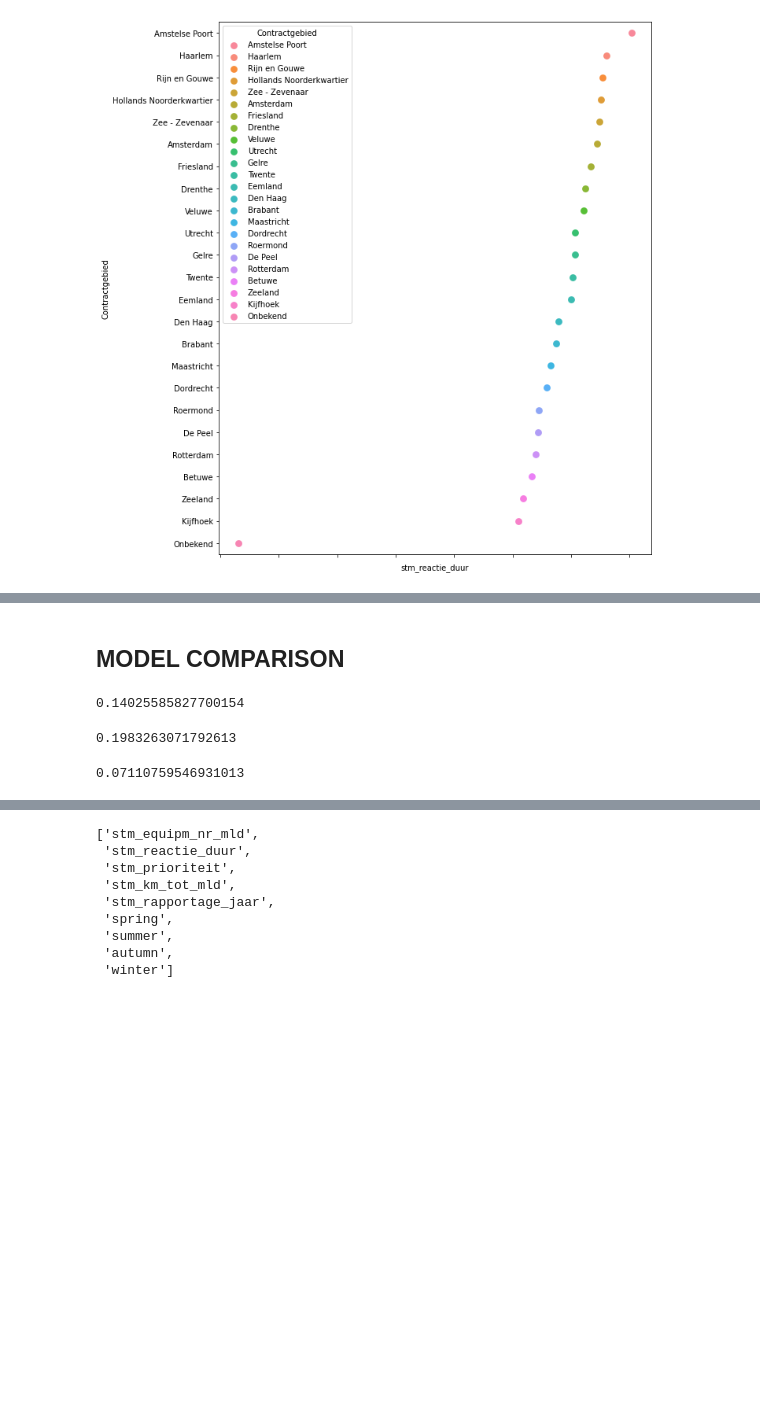
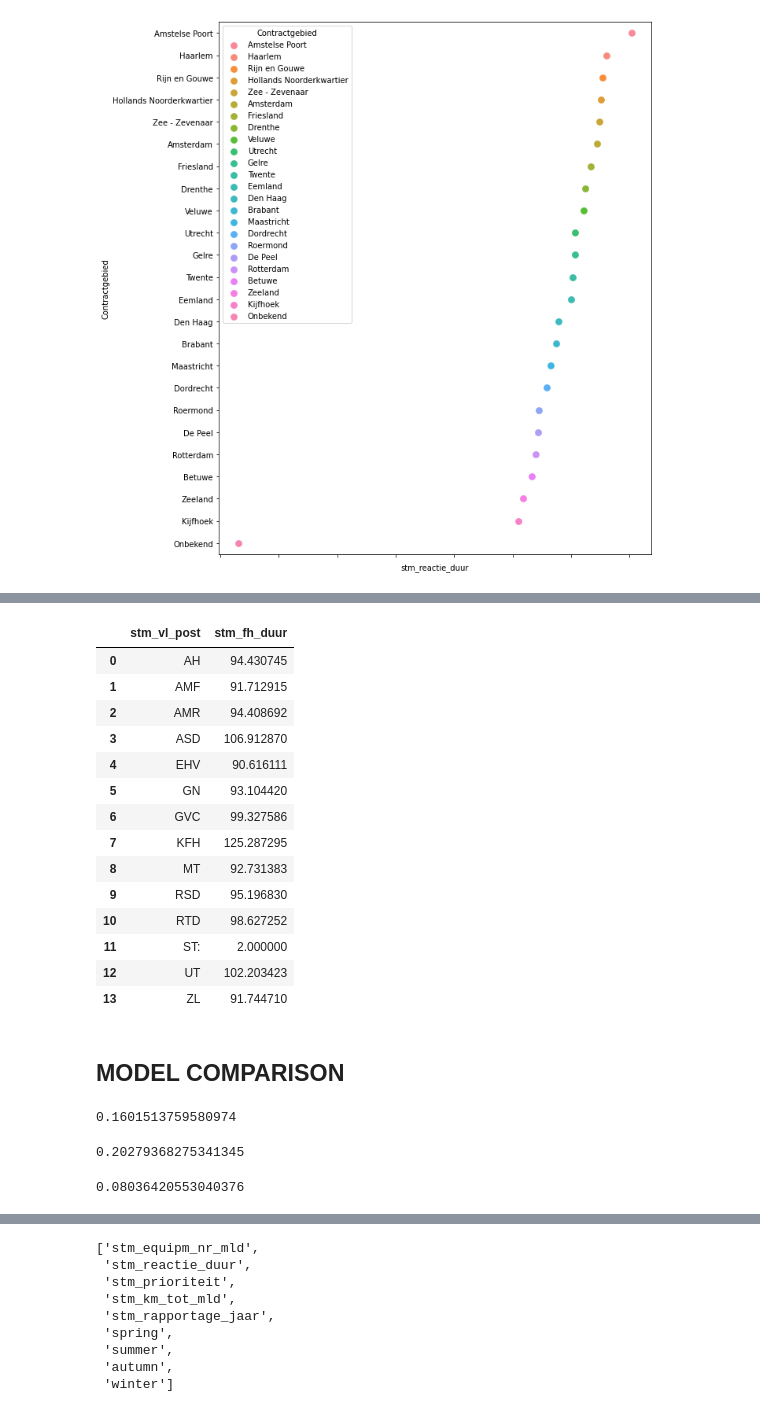
Before and after one commit to Verrem98/Prorail_project, a Jupyter notebook: base_modeltest.ipynb, the cells around one changed output, grey strips where cells are left out. Saved outputs shown, nothing was run; the diff lists cells and outputs as text; code cells hidden in the pictures; blank space fills up the shorter version.

```diff
--- a/base_modeltest.ipynb
+++ b/base_modeltest.ipynb
@@ -185,12 +228,29 @@ plt.show()
+# %%
+mean_durgeo_df = column_outlier('a', df.copy(), ['stm_fh_duur'])[['stm_fh_duur', 'stm_vl_post']].groupby('stm_vl_post', as_index = False).mean()
+mean_durgeo_df
+# %% [output]
+|  | stm_vl_post | stm_fh_duur |
+| 0 | AH | 94.430745 |
+| 1 | AMF | 91.712915 |
+| 2 | AMR | 94.408692 |
+| 3 | ASD | 106.912870 |
+| 4 | EHV | 90.616111 |
+| 5 | GN | 93.104420 |
+| 6 | GVC | 99.327586 |
+| 7 | KFH | 125.287295 |
+| 8 | MT | 92.731383 |
+| 9 | RSD | 95.196830 |
+| 10 | RTD | 98.627252 |
+| 11 | ST: | 2.000000 |
+| 12 | UT | 102.203423 |
+| 13 | ZL | 91.744710 |
 # %% [markdown]
 <h2> MODEL COMPARISON </h2>
 # %%
-# svm, random forests en gaussion process classifier duren veels te lang op deze dataset
-
-dt_df = df.copy()[['duration_bin','stm_reactie_duur', 'stm_prioriteit', 'stm_km_tot_mld', 'stm_km_van_mld']].dropna()
+dt_df = df.copy()[['duration_bin', 'stm_reactie_duur', 'stm_prioriteit','stm_km_van_mld', 'stm_km_tot_mld','stm_rapportage_jaar']].dropna()
 
 
-dt_df = create_dummies(dt_df,df,['Traject','meldtijd_h','stm_equipm_soort_mld', 'weeknr', 'Oorzaak', 'stm_contractgeb_gst'])
+dt_df = create_dummies(dt_df,df,['Traject','meldtijd_h','stm_equipm_soort_mld', 'weeknr', 'stm_techn_mld', 'Oorzaak', 'stm_contractgeb_gst'])
 
 dt_df = dt_df.dropna()
 
@@ -200,21 +260,25 @@ dt_df = create_dummies(dt_df,df,['stm_fh_status'])
 X = dt_df.drop(columns = ['duration_bin'])
 y = dt_df['duration_bin']
 
+# clf = DecisionTreeClassifier(max_depth = 13, random_state = 0)
+
 
 X_train_dt, X_test_dt, y_train_dt, y_test_dt = train_test_split(X, y, test_size=0.2, random_state = 0)
 
 # c = GridSearchCV(DecisionTreeClassifier(random_state = 0), {'max_depth' : [22,32,42]})
 # clf = c.fit(X_train_dt, y_train_dt)
 
-clf = DecisionTreeClassifier(max_depth = 22, random_state = 0).fit(X_train_dt, y_train_dt)
+clf = DecisionTreeClassifier(max_depth = 13, random_state = 0).fit(X_train_dt, y_train_dt)
 y_pred_dt = clf.predict(X_test_dt)
 
-
+# from sklearn.model_selection import cross_val_score
 y1_ax = [get_accuracy(x, list(zip(list(y_test_dt), y_pred_dt))) for x in range(0,30)]
 
-#filename = 'Trained_ML_algorithms/decision_tree.sav'
-#pickle.dump(clf, open(filename, 'wb'))
+filename = 'Trained_ML_algorithms/decision_tree.sav'
+pickle.dump(clf, open(filename, 'wb'))
 
 accuracy_score(y_test_dt,y_pred_dt)
+
+# scores = cross_val_score(clf, X, y, cv=5, scoring='accuracy')
 # %% [output]
-0.14025585827700154
+0.1601513759580974
@@ -238,25 +293,24 @@ accuracy_score(y_test_dt,y_pred_dt)
 # %%
-dt_df1 = df.copy()[['duration_bin_reactie', 'stm_km_tot_mld', 'stm_km_van_mld','spring', 'summer','autumn','winter']].dropna()
-dt_df1 = dt_df1.join(pd.get_dummies(df.stm_contractgeb_gst)).dropna()
-dt_df1 = dt_df1.join(pd.get_dummies(df.stm_techn_mld)).dropna()
-dt_df1 = dt_df1.join(pd.get_dummies(df.meldtijd_h)).dropna()
-dt_df1 = dt_df1.join(pd.get_dummies(df.Traject)).dropna()
-
-
+dt_df1 = df.copy()[['duration_bin_reactie', 'stm_km_tot_mld', 'stm_km_van_mld']].dropna()
+dt_df1 = create_dummies(dt_df1,df,['Traject','meldtijd_h','stm_equipm_soort_mld', 'weeknr', 'stm_techn_mld', 'Oorzaak'])
+dt_df1 = dt_df1.dropna()
 
 X1 = dt_df1.drop(columns = ['duration_bin_reactie'])
 y1 = dt_df1['duration_bin_reactie']
 
 X_train_db, X_test_db, y_train_db, y_test_db = train_test_split(X1, y1, test_size=0.2)
+clf1 = DecisionTreeClassifier(max_depth = 13, random_state = 0).fit(X_train_db, y_train_db)
+
+filename = 'Trained_ML_algorithms/decision_tree_duration_bin_reactie.sav'
+pickle.dump(clf1, open(filename, 'wb'))
 
 
 
-clf = DecisionTreeClassifier(max_depth = 22, random_state = 0).fit(X_train_db, y_train_db)
-y_pred_db = clf.predict(X_test_db)
+y_pred_db = clf1.predict(X_test_db)
 
 accuracy_score(y_test_db,y_pred_db)
 # %% [output]
-0.1983263071792613
+0.20279368275341345
 # %%
 # svm, random forests en gaussion process classifier duren veels te lang op deze dataset
 
@@ -268,7 +322,7 @@ y = kn_df.duration_bin
 
 X_train_kn, X_test_kn, y_train_kn, y_test_kn = train_test_split(X, y, test_size=0.2)
 
-clf2 = KNeighborsClassifier(n_neighbors = 1).fit(X_train_kn, y_train_kn)
+clf2 = KNeighborsClassifier(n_neighbors = 13).fit(X_train_kn, y_train_kn)
 
 y_pred_kn = clf2.predict(X_test_kn)
 
@@ -276,7 +330,7 @@ y2_ax = [get_accuracy(x, list(zip(list(y_test_kn), y_pred_kn))) for x in range(0
 
 accuracy_score(y_test_kn,y_pred_kn)
 # %% [output]
-0.07110759546931013
+0.08036420553040376
 # %%
 # vergelijk prorail prognose van hersteltijd met daadwerkelijke hersteltijd
 bins = [x for x in range(0,480,error_margin)]
```
Also changed, not shown: parts of 18 cells of this notebook.
